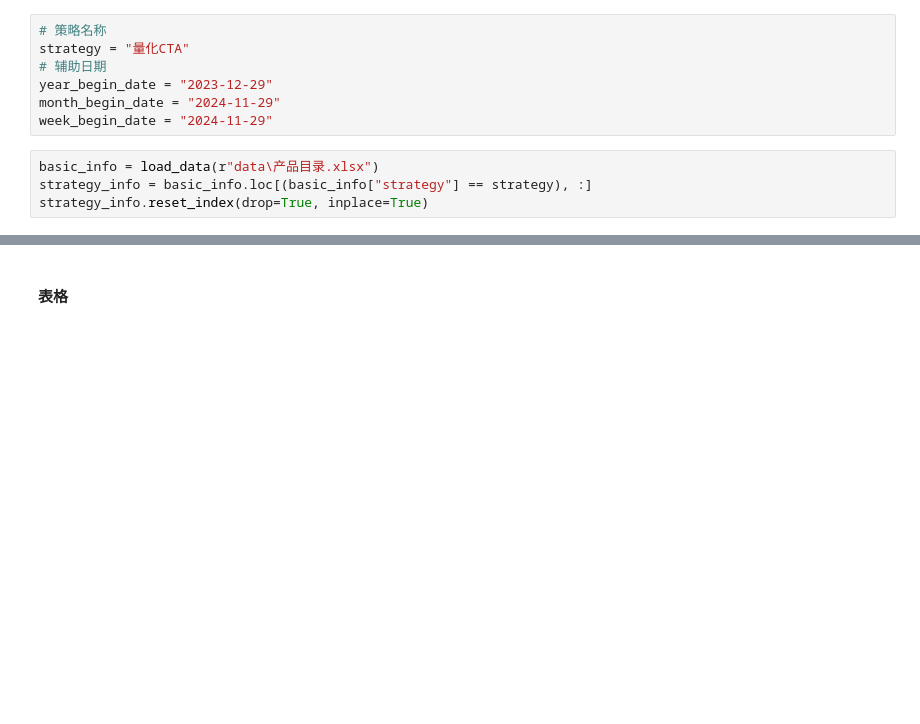
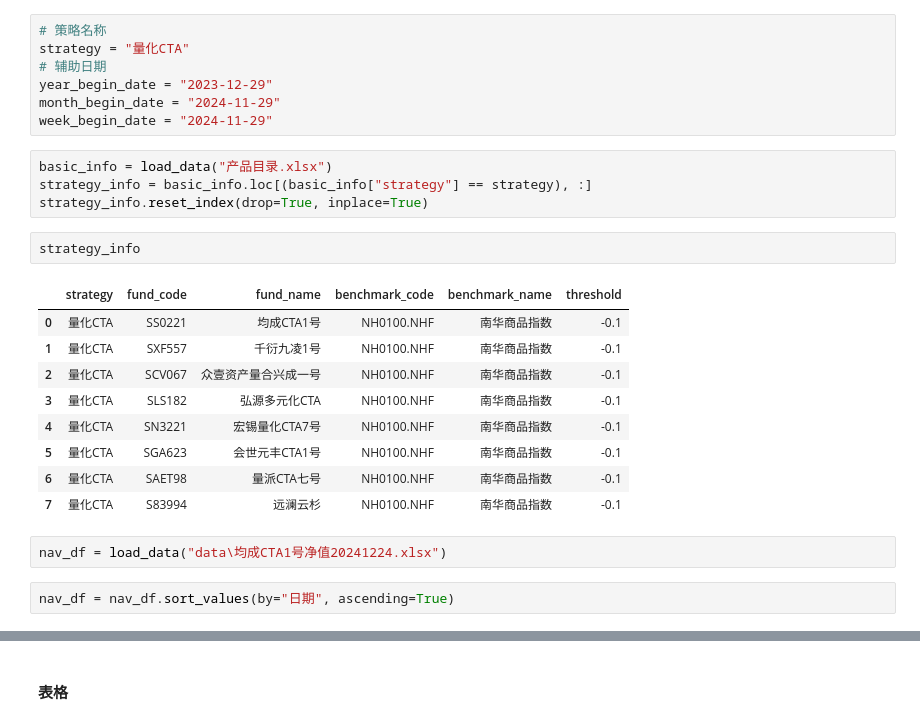
Before and after one commit to Slow-birds/Private_nav_research, a Jupyter notebook: multiple_nav_analysis.ipynb, the cells around one changed output, grey strips where cells are left out. Drawn from its saved outputs; the diff is of its cells as text; blank space fills up the shorter version.

```diff
--- a/multiple_nav_analysis.ipynb
+++ b/multiple_nav_analysis.ipynb
@@ -27,6 +27,22 @@ year_begin_date = "2023-12-29"
 month_begin_date = "2024-11-29"
 week_begin_date = "2024-11-29"
 # %%
-basic_info = load_data(r"data\产品目录.xlsx")
+basic_info = load_data("产品目录.xlsx")
 strategy_info = basic_info.loc[(basic_info["strategy"] == strategy), :]
 strategy_info.reset_index(drop=True, inplace=True)
+# %%
+strategy_info
+# %% [output]
+|  | strategy | fund_code | fund_name | benchmark_code | benchmark_name | threshold |
+| 0 | 量化CTA | SS0221 | 均成CTA1号 | NH0100.NHF | 南华商品指数 | -0.1 |
+| 1 | 量化CTA | SXF557 | 千衍九凌1号 | NH0100.NHF | 南华商品指数 | -0.1 |
+| 2 | 量化CTA | SCV067 | 众壹资产量合兴成一号 | NH0100.NHF | 南华商品指数 | -0.1 |
+| 3 | 量化CTA | SLS182 | 弘源多元化CTA | NH0100.NHF | 南华商品指数 | -0.1 |
+| 4 | 量化CTA | SN3221 | 宏锡量化CTA7号 | NH0100.NHF | 南华商品指数 | -0.1 |
+| 5 | 量化CTA | SGA623 | 会世元丰CTA1号 | NH0100.NHF | 南华商品指数 | -0.1 |
+| 6 | 量化CTA | SAET98 | 量派CTA七号 | NH0100.NHF | 南华商品指数 | -0.1 |
+| 7 | 量化CTA | S83994 | 远澜云杉 | NH0100.NHF | 南华商品指数 | -0.1 |
+# %%
+nav_df = load_data("data\均成CTA1号净值20241224.xlsx")
+# %%
+nav_df = nav_df.sort_values(by="日期", ascending=True)
```
Also changed, not shown: parts of 2 cells of this notebook, 52 other files.
